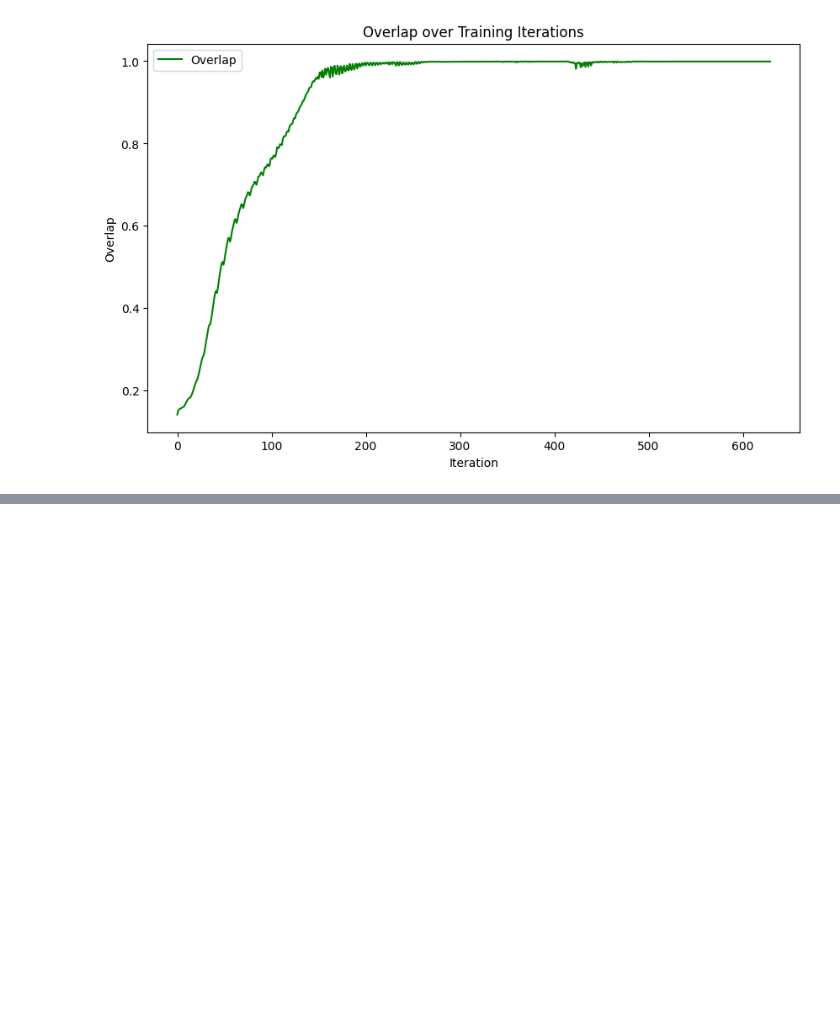
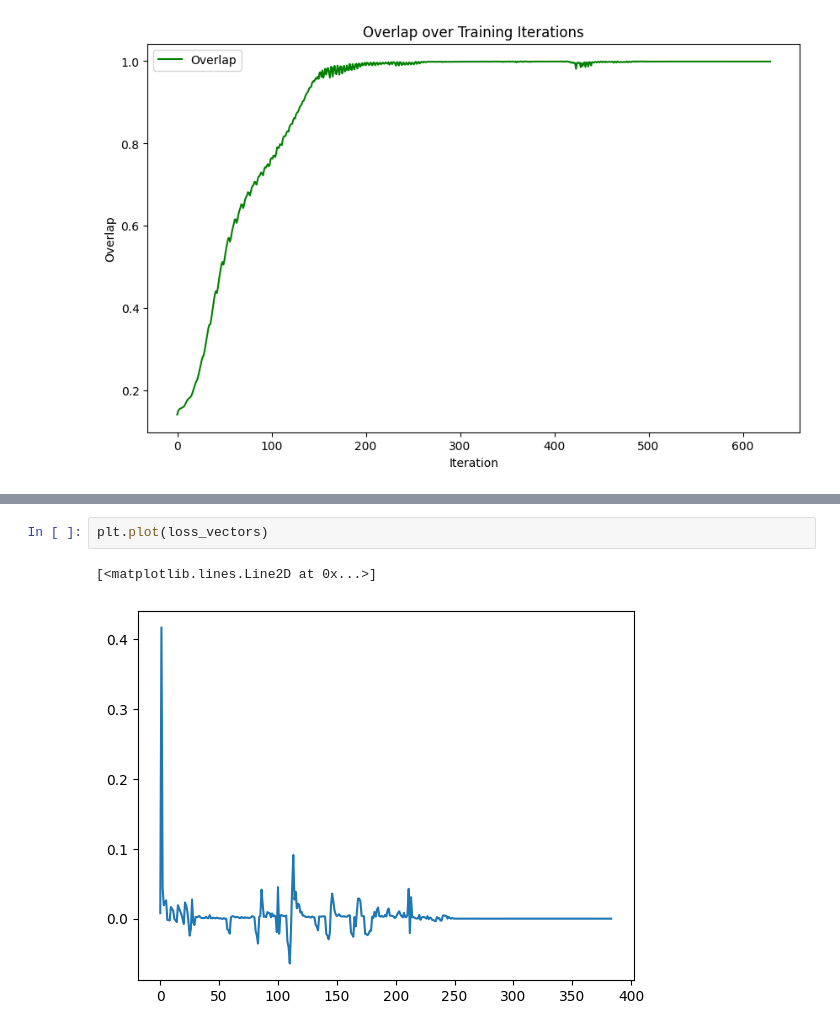
Before and after one commit to StefanoTroffa/thesis_MSc, a Jupyter notebook: compgraph/findthegradient.ipynb, the cells around one changed output, grey strips where cells are left out. Cells and saved outputs as stored; diff of their text form; blank space fills up the shorter version.

```diff
--- a/compgraph/findthegradient.ipynb
+++ b/compgraph/findthegradient.ipynb
@@ -1110,0 +1228,5 @@ plt.show()
+# %%
+plt.plot(loss_vectors)
+# %% [output]
+[<matplotlib.lines.Line2D at 0x...>]
+[figure, added]
```
Also changed, not shown: parts of 43 cells of this notebook, 8 other files.
